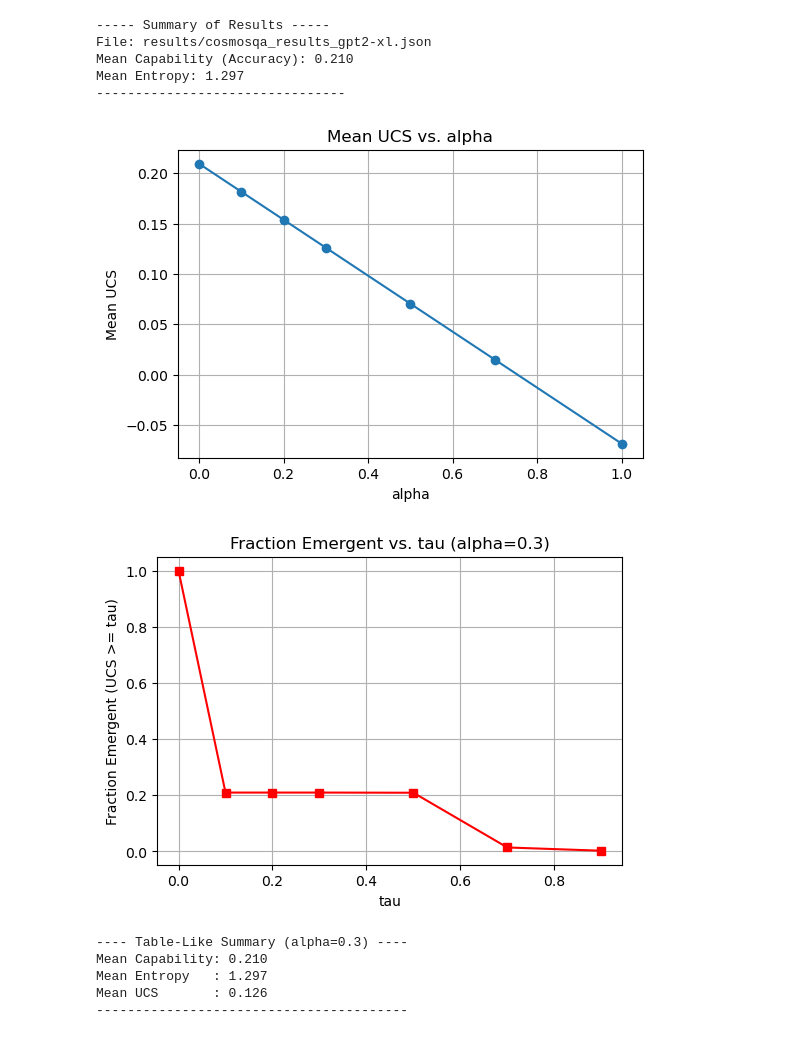
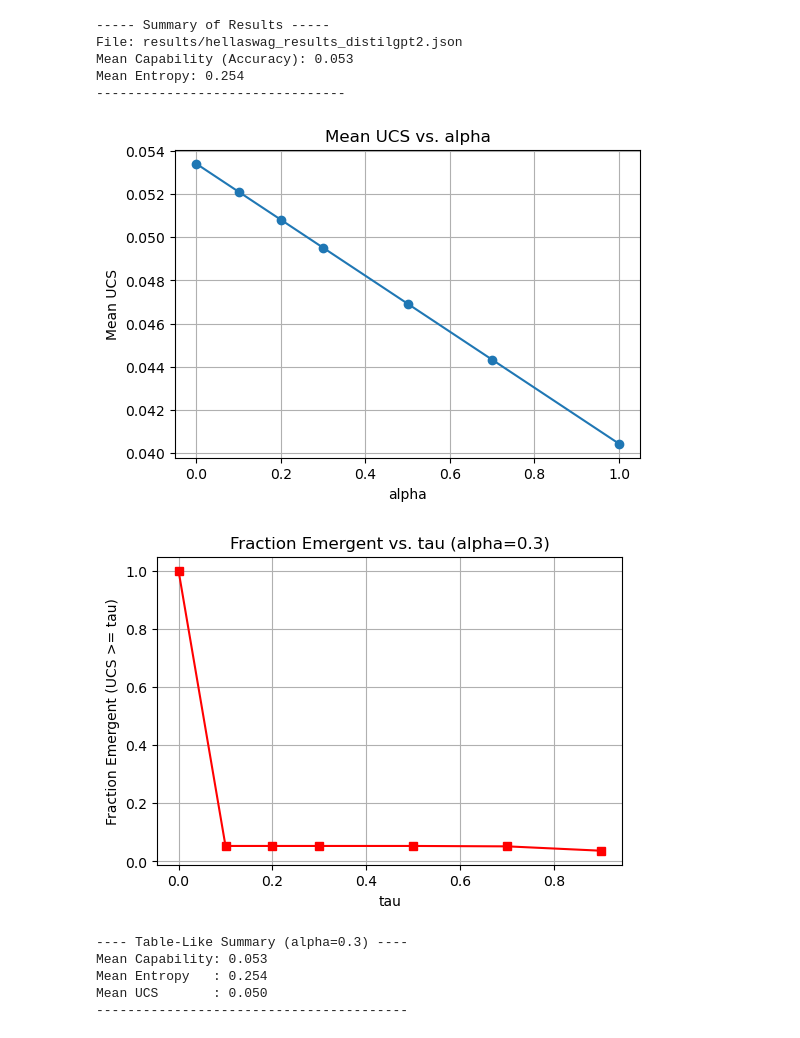
Before and after one commit to ENIGMA-KUN/EmergentCapabilities-Uncertainty-Aware-Capability-Manifolds-in-LLMs, a Jupyter notebook: analysis.ipynb, the cells around one changed output. Drawn from its saved outputs; the diff is of its cells as text; code cells hidden in the pictures.

Commit message:
Result Update

```diff
--- a/analysis.ipynb
+++ b/analysis.ipynb
@@ -73,7 +73,7 @@ def fraction_above_threshold(values, tau):
 ###############################################################################
 
 # 3.1 Specify the path to your JSON results
-results_json_path = "results/cosmosqa_results_gpt2-xl.json"  # <--- CHANGE THIS as needed
+results_json_path = "results/hellaswag_results_distilgpt2.json"  # <--- CHANGE THIS as needed
 
 # 3.2 Load & Summarize
 if not os.path.exists(results_json_path):
@@ -110,46 +110,46 @@ else:
 
 
     # SAVE to results/figures
-    plt.savefig("results/figures/ucs_vs_alpha_QA_gpt2-xl.png", dpi=300)
+    plt.savefig("results/figures/ucs_vs_alpha_CI_distilgpt2.png", dpi=300)
     plt.show()
 
     # 3.4 Tau Sweep for Emergence Fraction
     taus = [0.0, 0.1, 0.2, 0.3, 0.5, 0.7, 0.9]
     alpha_for_tau = 0.3  # example
     ucs_array = compute_ucs(capabilities, entropies, alpha=alpha_for_tau)
 
     frac_list = []
     for t in taus:
         frac = fraction_above_threshold(ucs_array, t)
         frac_list.append(frac)
 
     plt.figure(figsize=(6,4))
     plt.plot(taus, frac_list, marker='s', color='red')
     plt.title(f"Fraction Emergent vs. tau (alpha={alpha_for_tau})")
     plt.xlabel("tau")
     plt.ylabel("Fraction Emergent (UCS >= tau)")
     plt.grid(True)
 
-    plt.savefig("results/figures/fraction_emergent_vs_tau_QA_gpt2-xl.png", dpi=300)
+    plt.savefig("results/figures/fraction_emergent_vs_tau_CI_distilgpt2.png", dpi=300)
     plt.show()
 
     # 3.5 Print Table-Like Output for alpha=0.3
     mean_ucs_alpha03 = np.mean(ucs_array)
     print("\n---- Table-Like Summary (alpha=0.3) ----")
     print(f"Mean Capability: {mean_capability:.3f}")
     print(f"Mean Entropy   : {mean_entropy:.3f}")
     print(f"Mean UCS       : {mean_ucs_alpha03:.3f}")
     print("----------------------------------------")
 # %% [output]
 ----- Summary of Results -----
-File: results/cosmosqa_results_gpt2-xl.json
-Mean Capability (Accuracy): 0.210
-Mean Entropy: 1.297
+File: results/hellaswag_results_distilgpt2.json
+Mean Capability (Accuracy): 0.053
+Mean Entropy: 0.254
 --------------------------------
-[figure, old version]
+[figure, new version]
-[figure, old version]
+[figure, new version]
 ---- Table-Like Summary (alpha=0.3) ----
-Mean Capability: 0.210
-Mean Entropy   : 1.297
-Mean UCS       : 0.126
+Mean Capability: 0.053
+Mean Entropy   : 0.254
+Mean UCS       : 0.050
 ----------------------------------------
```
Also changed, not shown: 10 other files.
